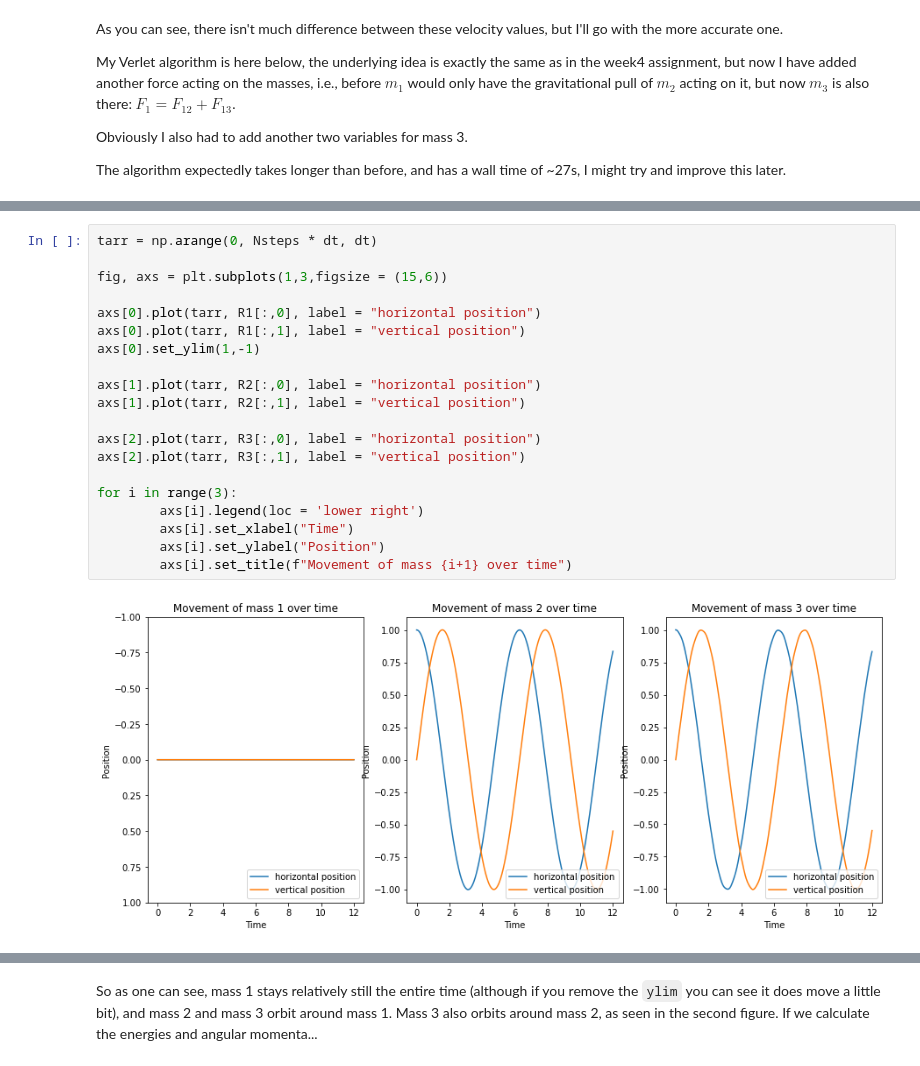
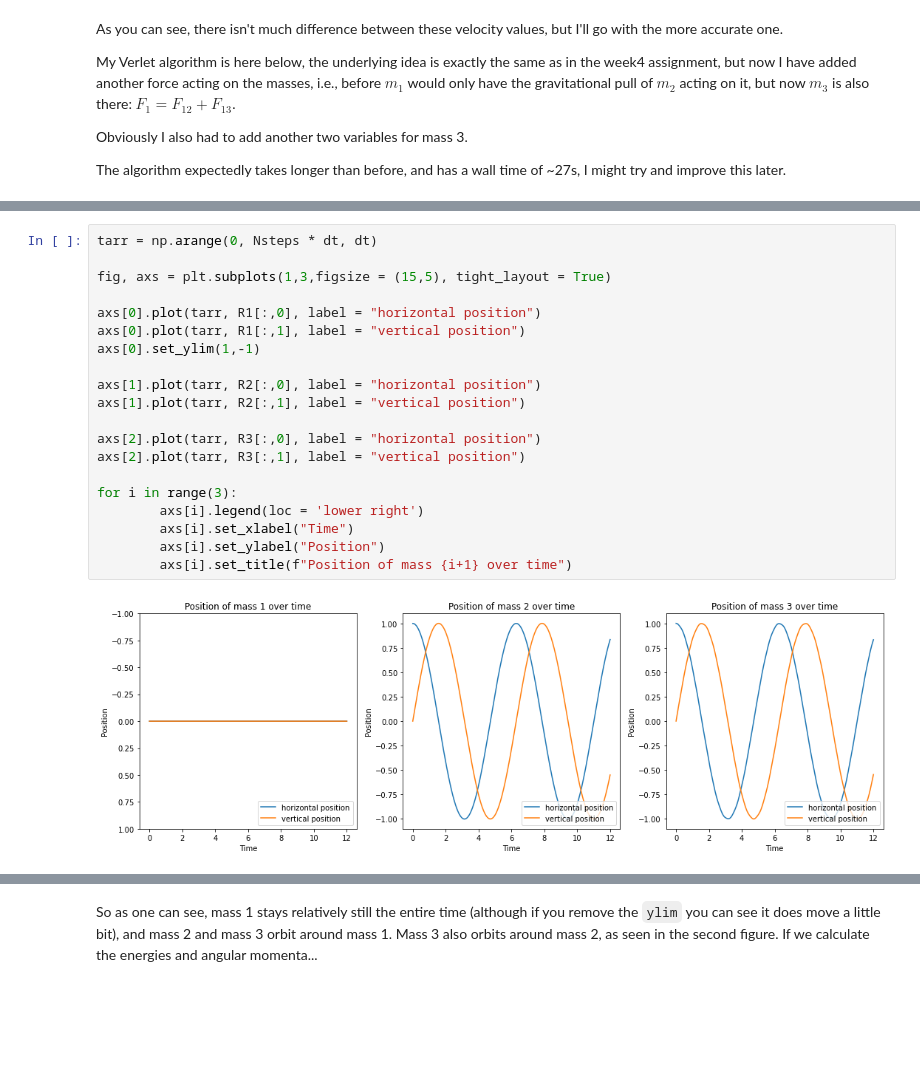
Before and after one commit to dannyphandannyphan/CompPhysMiniProject, a Jupyter notebook: Logbooks/Logbook 1.ipynb, the cells around one changed output, grey strips where cells are left out. Cells and saved outputs as stored; diff of their text form; blank space fills up the shorter version.

```diff
--- a/Logbooks/Logbook 1.ipynb
+++ b/Logbooks/Logbook 1.ipynb
@@ -236,24 +238,24 @@ plt.legend(loc = 'upper right')
 # %%
 tarr = np.arange(0, Nsteps * dt, dt)
 
-fig, axs = plt.subplots(1,3,figsize = (15,6))
+fig, axs = plt.subplots(1,3,figsize = (15,5), tight_layout = True)
 
 axs[0].plot(tarr, R1[:,0], label = "horizontal position")
 axs[0].plot(tarr, R1[:,1], label = "vertical position")
 axs[0].set_ylim(1,-1)
 
 axs[1].plot(tarr, R2[:,0], label = "horizontal position")
 axs[1].plot(tarr, R2[:,1], label = "vertical position")
 
 axs[2].plot(tarr, R3[:,0], label = "horizontal position")
 axs[2].plot(tarr, R3[:,1], label = "vertical position")
 
 for i in range(3):
         axs[i].legend(loc = 'lower right')
         axs[i].set_xlabel("Time")
         axs[i].set_ylabel("Position")
-        axs[i].set_title(f"Movement of mass {i+1} over time")
+        axs[i].set_title(f"Position of mass {i+1} over time")
 # %% [output]
-[figure, old version]
+[figure, new version]
 # %%
 plt.figure(figsize = (15,6))
```
Also changed, not shown: parts of 8 cells of this notebook, 2 other files.
